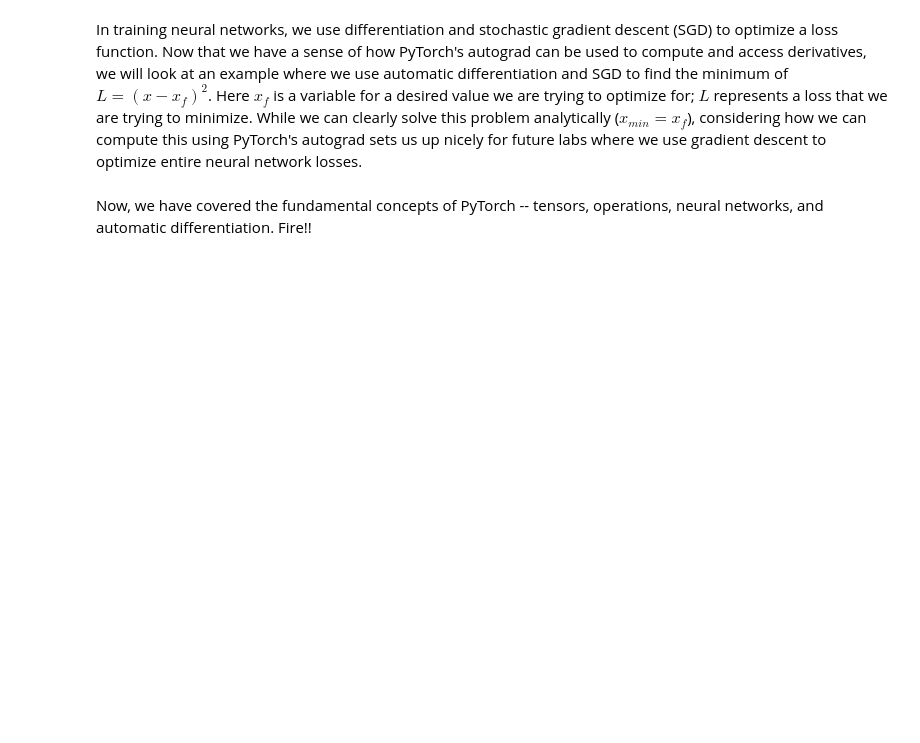
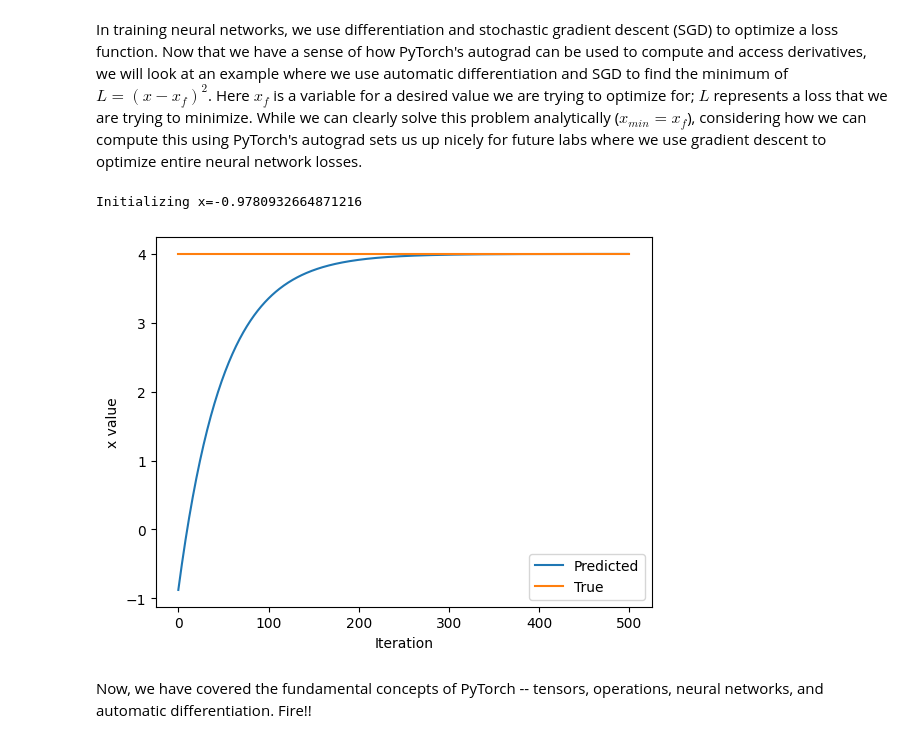
Before and after one commit to jairinho/introtodeeplearning, a Jupyter notebook: lab1/PT_Part1_Intro.ipynb, the cells around one changed output. Cells and saved outputs as stored; diff of their text form; code cells hidden in the pictures; blank space fills up the shorter version.

```diff
--- a/lab1/PT_Part1_Intro.ipynb
+++ b/lab1/PT_Part1_Intro.ipynb
@@ -314,33 +340,36 @@ In training neural networks, we use differentiation and stochastic gradient desc
 x = torch.randn(1)
 print(f"Initializing x={x.item()}")
 
 learning_rate = 1e-2  # Learning rate
 history = []
 x_f = 4  # Target value
 
 
 # We will run gradient descent for a number of iterations. At each iteration, we compute the loss,
 #   compute the derivative of the loss with respect to x, and perform the update.
 for i in range(500):
     x = torch.tensor([x], requires_grad=True)
 
     # TODO: Compute the loss as the square of the difference between x and x_f
-    loss = # TODO
+    loss = (x - x_f) ** 2
 
     # Backpropagate through the loss to compute gradients
     loss.backward()
 
     # Update x with gradient descent
     x = x.item() - learning_rate * x.grad
 
     history.append(x.item())
 
 # Plot the evolution of x as we optimize toward x_f!
 plt.plot(history)
 plt.plot([0, 500], [x_f, x_f])
 plt.legend(('Predicted', 'True'))
 plt.xlabel('Iteration')
 plt.ylabel('x value')
 plt.show()
+# %% [output]
+Initializing x=-0.9780932664871216
+[figure, added]
 # %% [markdown]
 Now, we have covered the fundamental concepts of PyTorch -- tensors, operations, neural networks, and automatic differentiation. Fire!!
```
Also changed, not shown: parts of 12 cells of this notebook.
